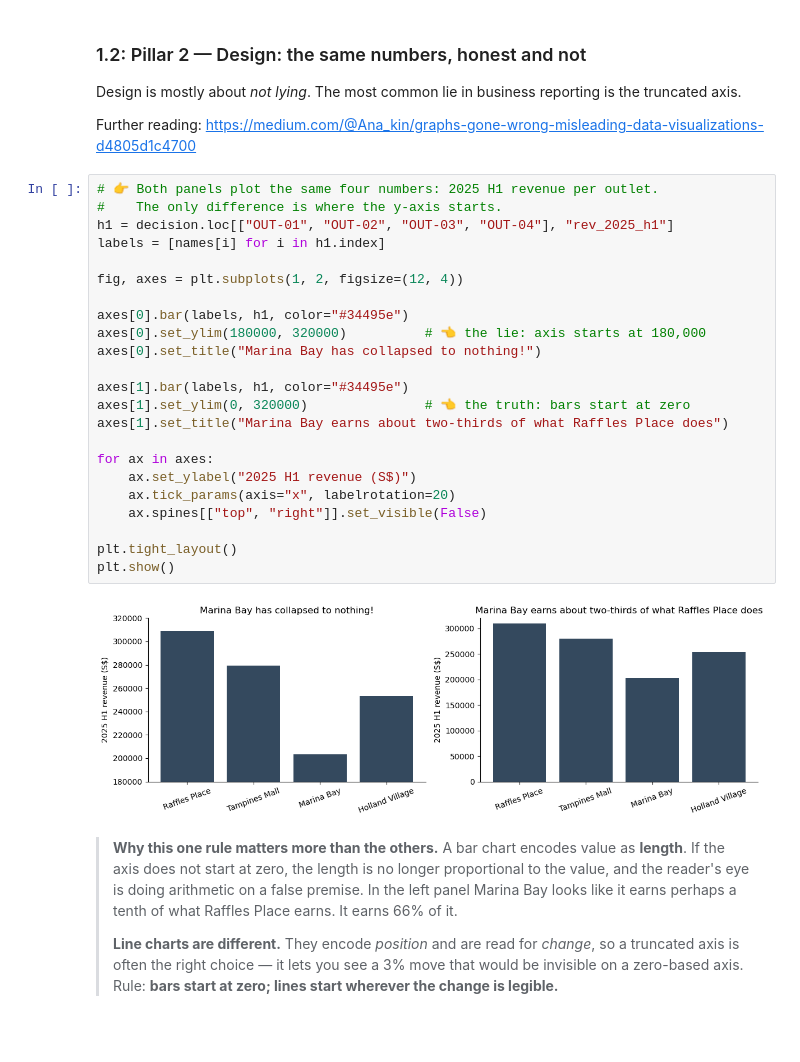
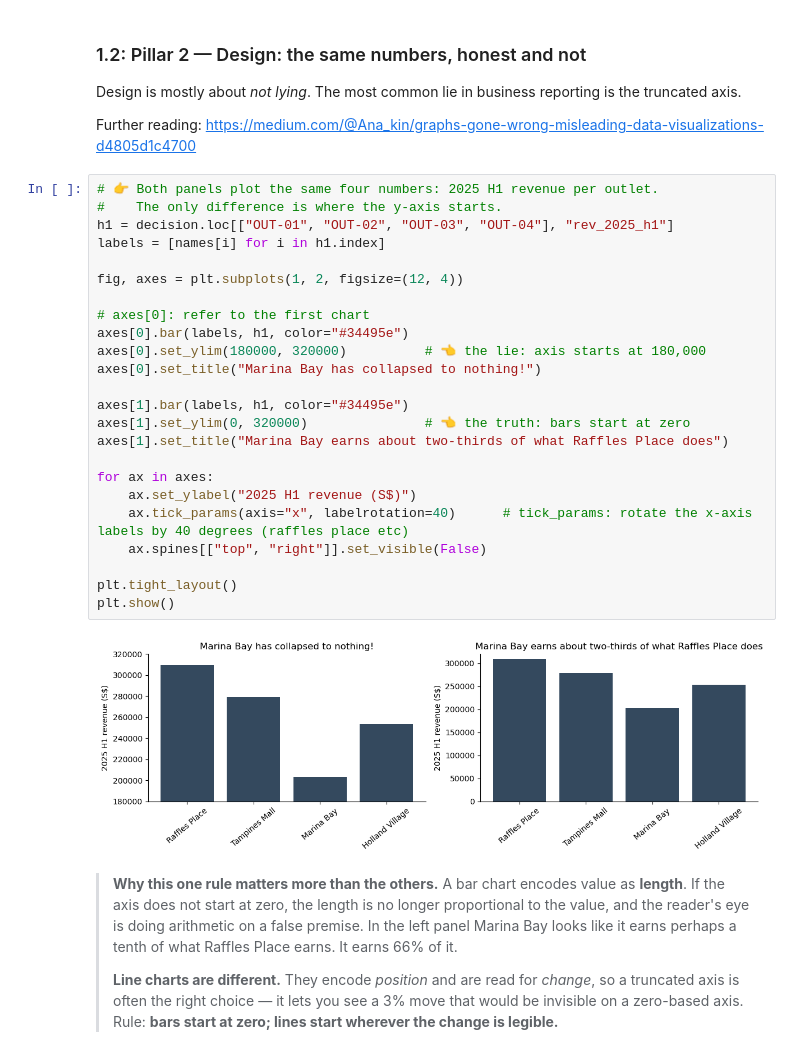
Before and after one commit to PP-123-nt/6m-data-1.10-visualization, a Jupyter notebook: notebooks/Part_1_three_pillars.ipynb, the cells around one changed output. Saved outputs shown, nothing was run; the diff lists cells and outputs as text.

```diff
--- a/notebooks/Part_1_three_pillars.ipynb
+++ b/notebooks/Part_1_three_pillars.ipynb
@@ -274,28 +276,29 @@ Further reading: https://medium.com/@Ana_kin/graphs-gone-wrong-misleading-data-v
 # %%
 # 👉 Both panels plot the same four numbers: 2025 H1 revenue per outlet.
 #    The only difference is where the y-axis starts.
 h1 = decision.loc[["OUT-01", "OUT-02", "OUT-03", "OUT-04"], "rev_2025_h1"]
 labels = [names[i] for i in h1.index]
 
 fig, axes = plt.subplots(1, 2, figsize=(12, 4))
 
+# axes[0]: refer to the first chart
 axes[0].bar(labels, h1, color="#34495e")
 axes[0].set_ylim(180000, 320000)          # 👈 the lie: axis starts at 180,000
 axes[0].set_title("Marina Bay has collapsed to nothing!")
 
 axes[1].bar(labels, h1, color="#34495e")
 axes[1].set_ylim(0, 320000)               # 👈 the truth: bars start at zero
 axes[1].set_title("Marina Bay earns about two-thirds of what Raffles Place does")
 
 for ax in axes:
     ax.set_ylabel("2025 H1 revenue (S$)")
-    ax.tick_params(axis="x", labelrotation=20)
+    ax.tick_params(axis="x", labelrotation=40)      # tick_params: rotate the x-axis labels by 40 degrees (raffles place etc)
     ax.spines[["top", "right"]].set_visible(False)
 
 plt.tight_layout()
 plt.show()
 # %% [output]
-[figure, old version]
+[figure, new version]
 # %% [markdown]
 > **Why this one rule matters more than the others.** A bar chart encodes value as **length**. If the
 > axis does not start at zero, the length is no longer proportional to the value, and the reader's
```
Also changed, not shown: parts of 1 cell of this notebook.
